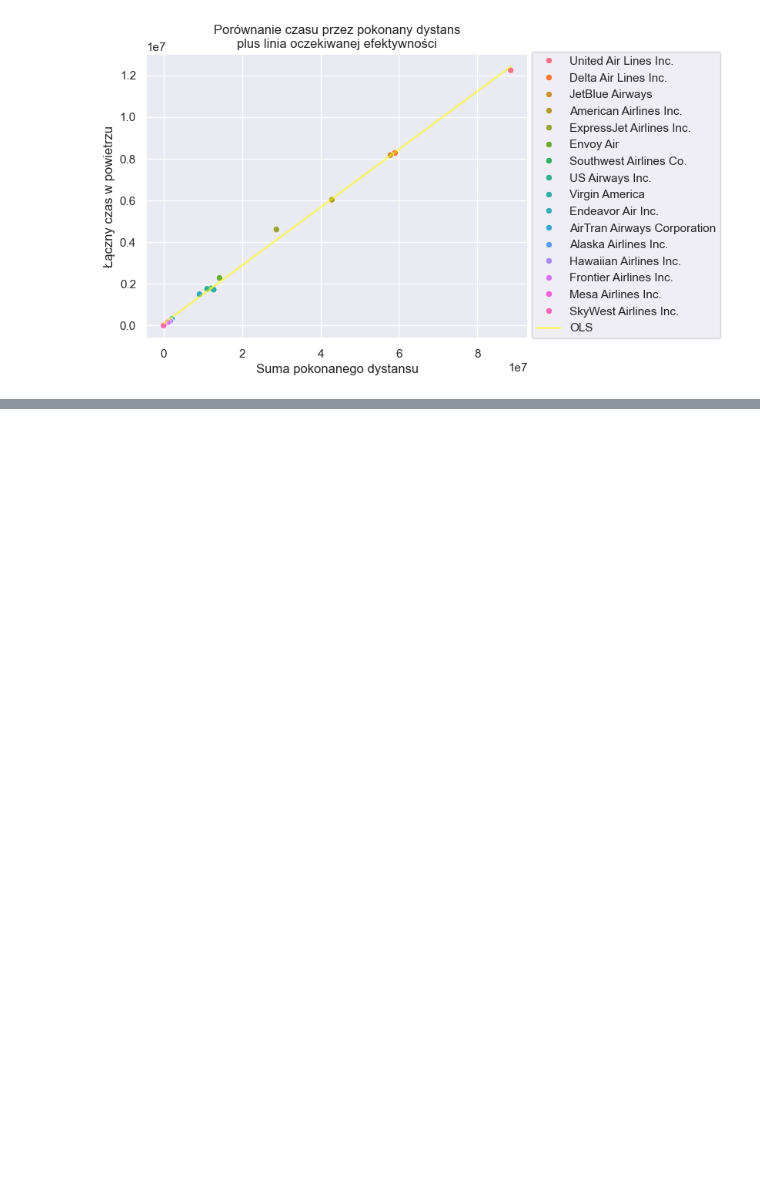
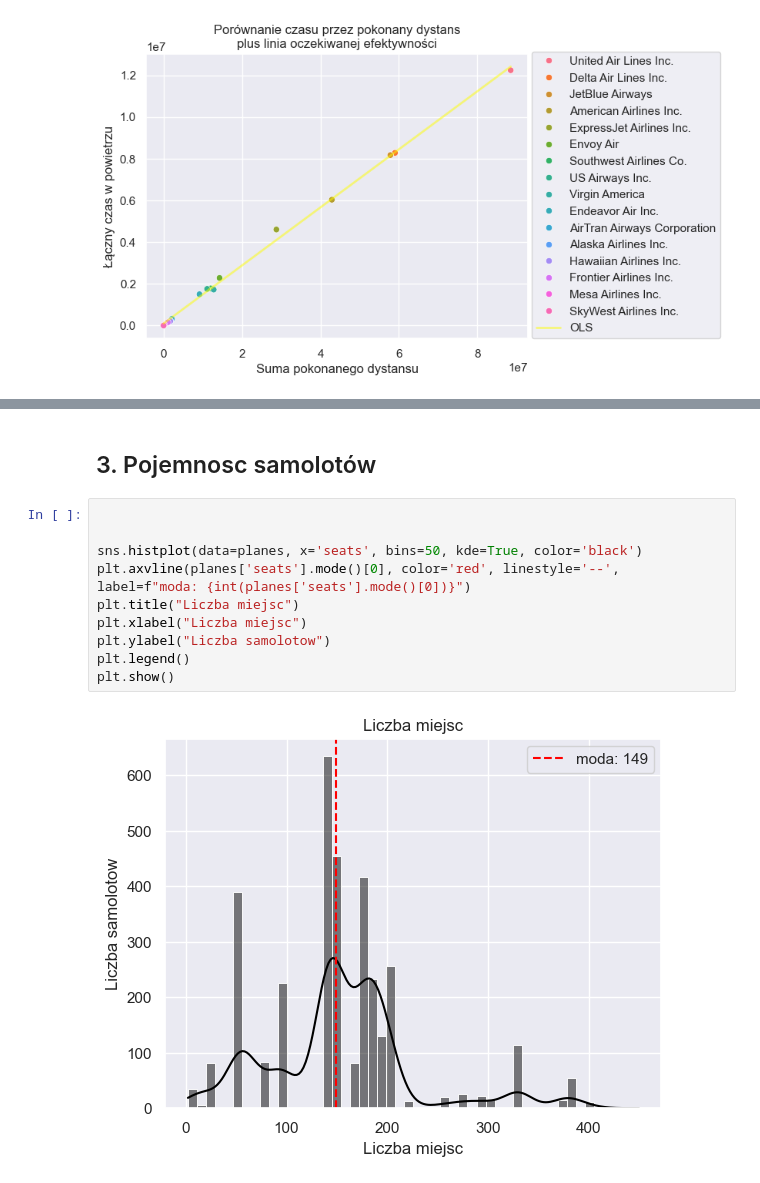
Before and after one commit to xShyen/KursZPythona, a Jupyter notebook: analiza.ipynb, the cells around one changed output, grey strips where cells are left out. Saved outputs shown, nothing was run; the diff lists cells and outputs as text; blank space fills up the shorter version.

```diff
--- a/analiza.ipynb
+++ b/analiza.ipynb
@@ -848,0 +883,14 @@ plt.show()
+# %% [markdown]
+## 3. Pojemnosc samolotów
+# %%
+
+
+sns.histplot(data=planes, x='seats', bins=50, kde=True, color='black')
+plt.axvline(planes['seats'].mode()[0], color='red', linestyle='--', label=f"moda: {int(planes['seats'].mode()[0])}")
+plt.title("Liczba miejsc")
+plt.xlabel("Liczba miejsc")
+plt.ylabel("Liczba samolotow")
+plt.legend()
+plt.show()
+# %% [output]
+[figure, added]
```
Also changed, not shown: parts of 6 cells of this notebook.
